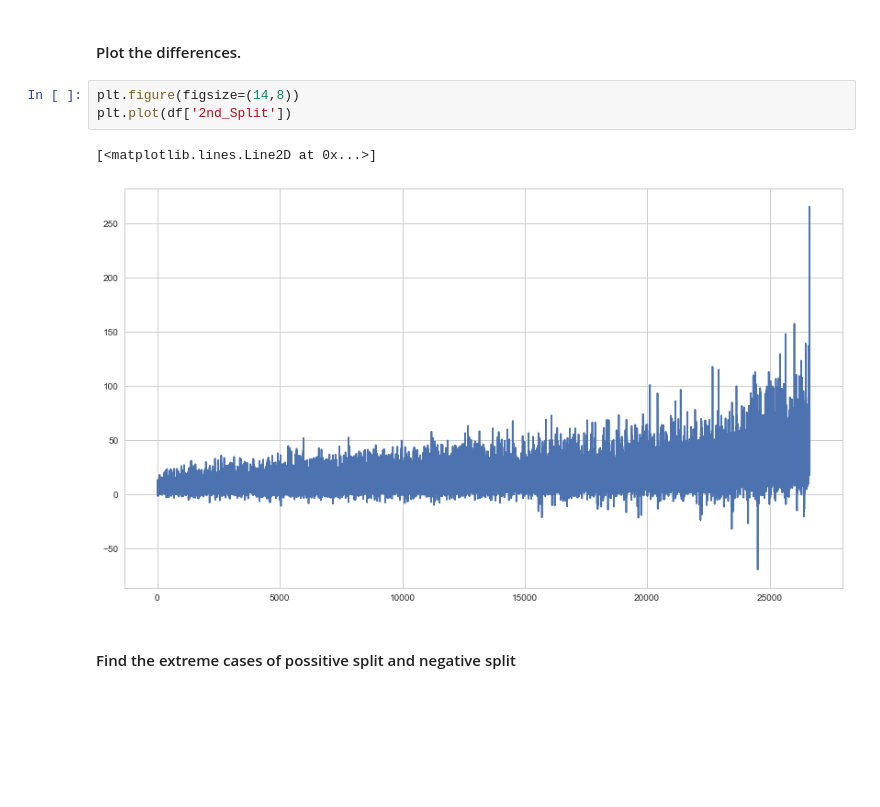
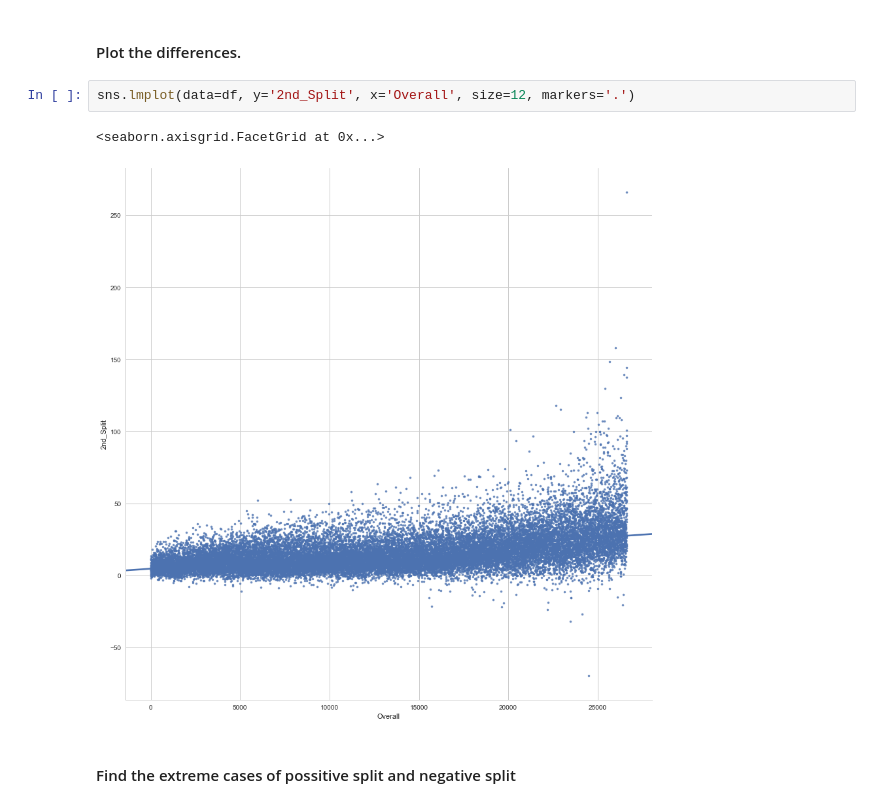
Before and after one commit to rojour/boston_results, a Jupyter notebook: Boston Marathon Results - analyze.ipynb, the cells around one changed output. Cells and saved outputs as stored; diff of their text form; blank space fills up the shorter version.

```diff
--- a/Boston Marathon Results - analyze.ipynb
+++ b/Boston Marathon Results - analyze.ipynb
@@ -243,12 +243,11 @@ df['2nd_Split'] = (df['Half_2']-df["Half"])
 df['2nd_Split']= df['2nd_Split'].apply(lambda x: x.total_seconds()/60)
 # %% [markdown]
 #### Plot the differences.
-# %%
-plt.figure(figsize=(14,8))
-plt.plot(df['2nd_Split'])
-# %% [output]
-[<matplotlib.lines.Line2D at 0x...>]
-[figure, removed]
+# %%
+sns.lmplot(data=df, y='2nd_Split', x='Overall', size=12, markers='.')
+# %% [output]
+<seaborn.axisgrid.FacetGrid at 0x...>
+[figure, added]
 # %% [markdown]
 #### Find the extreme cases of possitive split and negative split
 # %%
```
Also changed, not shown: parts of 7 cells of this notebook.
